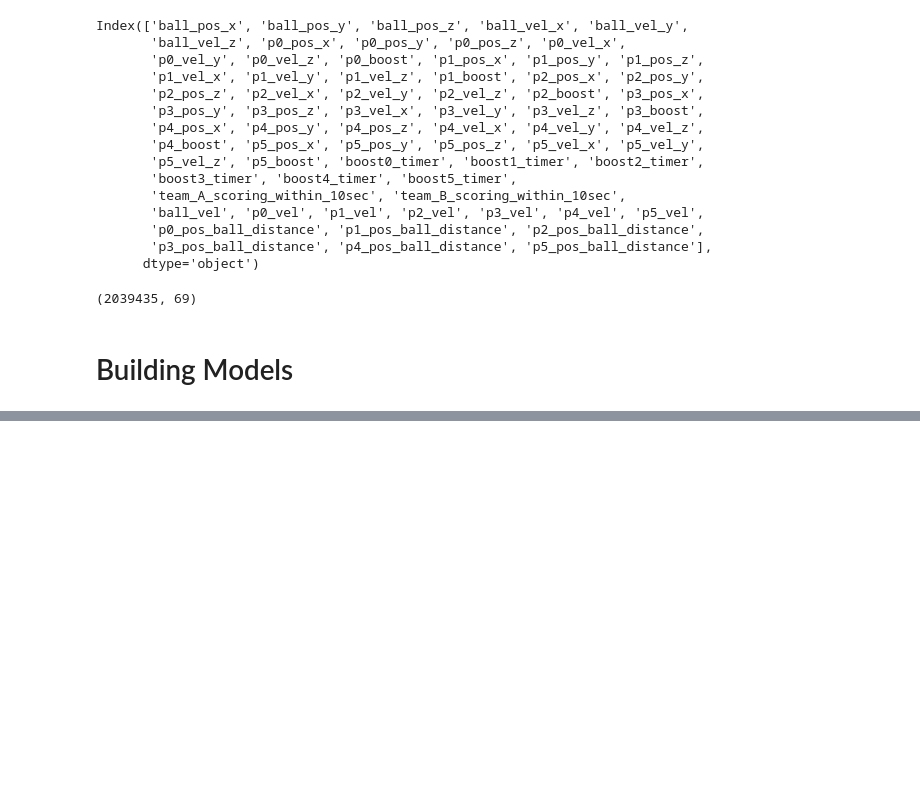
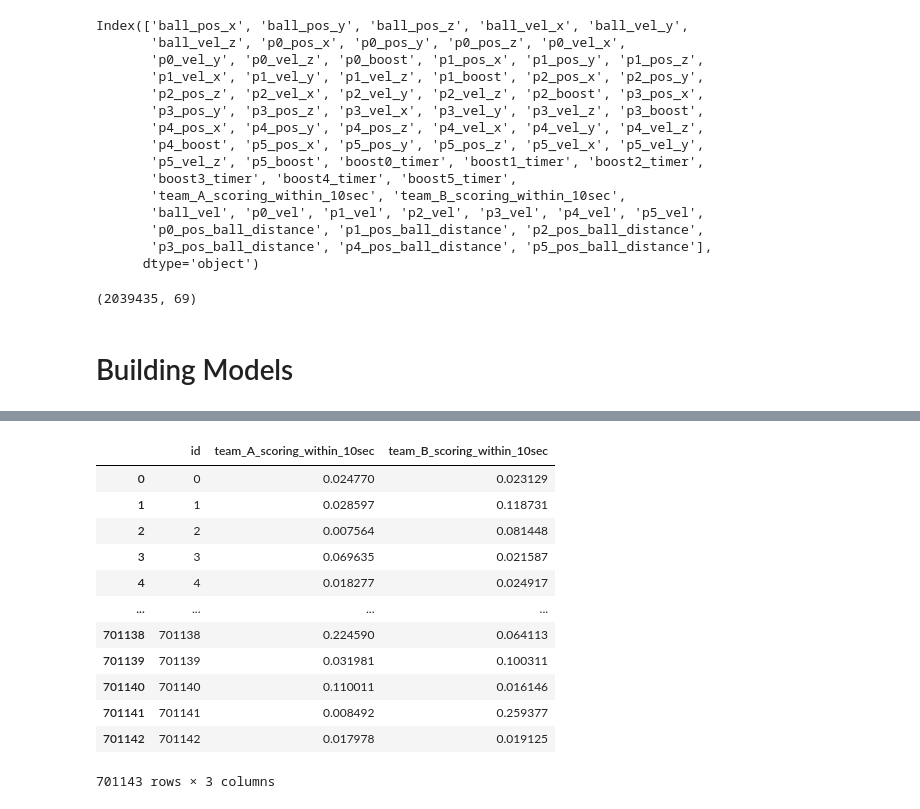
Before and after one commit to macorony/Machine_Learning_Playground, a Jupyter notebook: tps-oct-2022-xgp.ipynb, the cells around one changed output, grey strips where cells are left out. Cells and saved outputs as stored; diff of their text form; code cells hidden in the pictures; blank space fills up the shorter version.

```diff
--- a/tps-oct-2022-xgp.ipynb
+++ b/tps-oct-2022-xgp.ipynb
@@ -235,0 +255,15 @@ cv_b = cross_validate(model_b,
+# %%
+for col, vec in vel_groups.items():
+    test[col] = euclidian_norm(test[vec])
+
+for col, feat in pos_groups.items():
+    test[col+'_ball_distance'] = euclidian_norm(test[feat].values - test[pos_groups['ball_pos']].values)
+
+test = test.drop(columns=['ball_pos_ball_distance'])
+# %%
+%%time
+pred_a = np.zeros(test.shape[0])
+for estimator in cv_a['estimator']:
+    pred_a += estimator.predict_proba(test.drop(columns=['id']).values)[:,1]
+
+pred_a /= FOLDS
@@ -235,0 +273,7 @@ cv_b = cross_validate(model_b,
+# %%
+%%time
+pred_b = np.zeros(test.shape[0])
+for estimator in cv_b['estimator']:
+    pred_b += estimator.predict_proba(test.drop(columns=['id']).values)[:,1]
+
+pred_b /= FOLDS
@@ -235,0 +283,23 @@ cv_b = cross_validate(model_b,
+# %%
+df_submission = pd.DataFrame(
+    {'id': test['id'],
+     'team_A_scoring_within_10sec': pred_a,
+     'team_B_scoring_within_10sec': pred_b
+    }
+)
+# %%
+df_submission
+# %% [output]
+|  | id | team_A_scoring_within_10sec | team_B_scoring_within_10sec |
+| 0 | 0 | 0.024770 | 0.023129 |
+| 1 | 1 | 0.028597 | 0.118731 |
+| 2 | 2 | 0.007564 | 0.081448 |
+| 3 | 3 | 0.069635 | 0.021587 |
+| 4 | 4 | 0.018277 | 0.024917 |
+| ... | ... | ... | ... |
+| 701138 | 701138 | 0.224590 | 0.064113 |
+| 701139 | 701139 | 0.031981 | 0.100311 |
+| 701140 | 701140 | 0.110011 | 0.016146 |
+| 701141 | 701141 | 0.008492 | 0.259377 |
+| 701142 | 701142 | 0.017978 | 0.019125 |
+701143 rows × 3 columns
```
Also changed, not shown: parts of 9 cells of this notebook.
